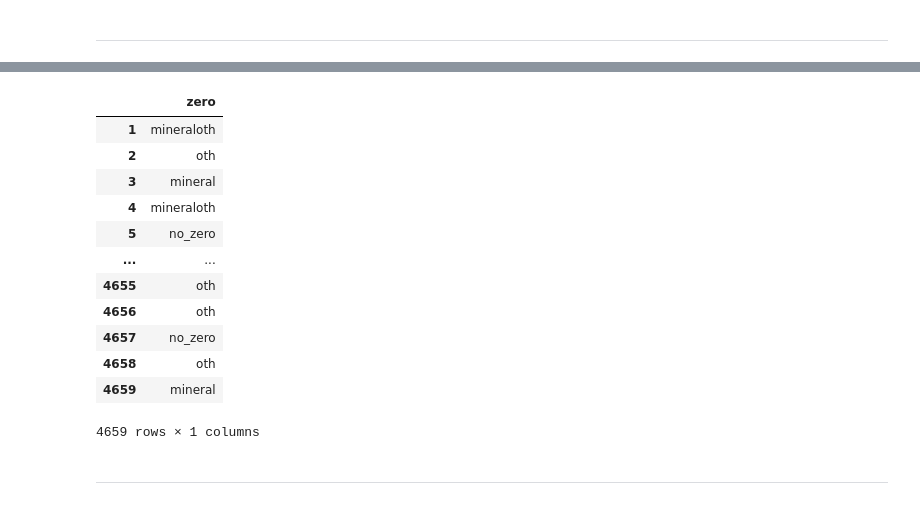
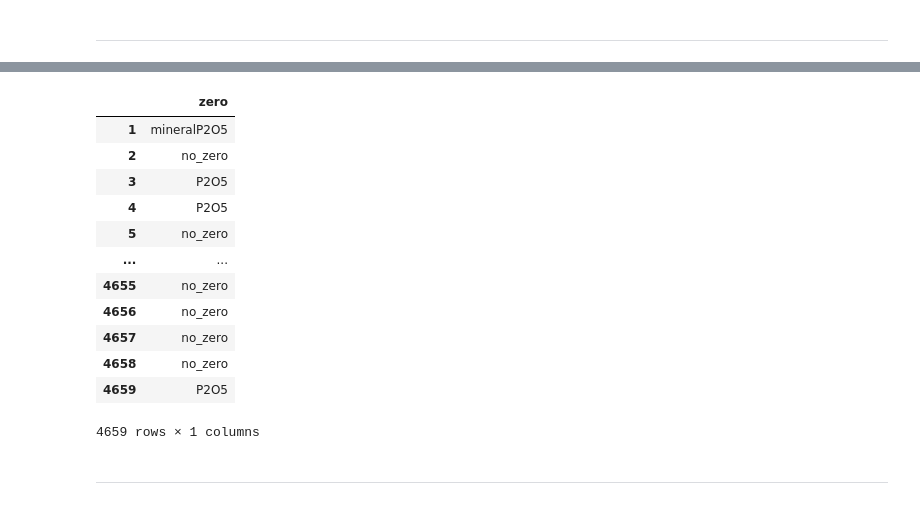
Before and after one commit to Complexio/Vistelius_1995_OCR, a Jupyter notebook: _ANALYSIS/1_area1_Preprocessing.ipynb, the cells around one changed output, grey strips where cells are left out. Cells and saved outputs as stored; diff of their text form; code cells hidden in the pictures.

```diff
--- a/_ANALYSIS/1_area1_Preprocessing.ipynb
+++ b/_ANALYSIS/1_area1_Preprocessing.ipynb
@@ -435,5 +448,7 @@ mineralogy_zeros
 # %%
 mineralogy_zeros = preproc.replace_nan(mineralogy_zeros, "")
+
+mineralogy_zeros2 = preproc.replace_nan(mineralogy_zeros2, "")
 # %%
 # Values are already 'str' so no need to map them to 'str' anymore
 mineralogy_zeros['zero'] = mineralogy_zeros['mineral_zero'] + mineralogy_zeros['oth_zero']
@@ -460,19 +477,19 @@ mineralogy_biplot_zeros.replace('', 'no_zero', inplace=True)
-# %%
-mineralogy_biplot_zeros
-# %% [output]
-|  | zero |
-| 1 | mineraloth |
-| 2 | oth |
-| 3 | mineral |
-| 4 | mineraloth |
-| 5 | no_zero |
-| ... | ... |
-| 4655 | oth |
-| 4656 | oth |
-| 4657 | no_zero |
-| 4658 | oth |
-| 4659 | mineral |
-4659 rows × 1 columns
+# %%
+mineralogy_biplot_zeros2
+# %% [output]
+|  | zero |
+| 1 | mineralP2O5 |
+| 2 | no_zero |
+| 3 | P2O5 |
+| 4 | P2O5 |
+| 5 | no_zero |
+| ... | ... |
+| 4655 | no_zero |
+| 4656 | no_zero |
+| 4657 | no_zero |
+| 4658 | no_zero |
+| 4659 | P2O5 |
+4659 rows × 1 columns
 # %% [markdown]
 ------
 # %% [markdown]
```
Also changed, not shown: parts of 24 cells of this notebook, 21 other files.
